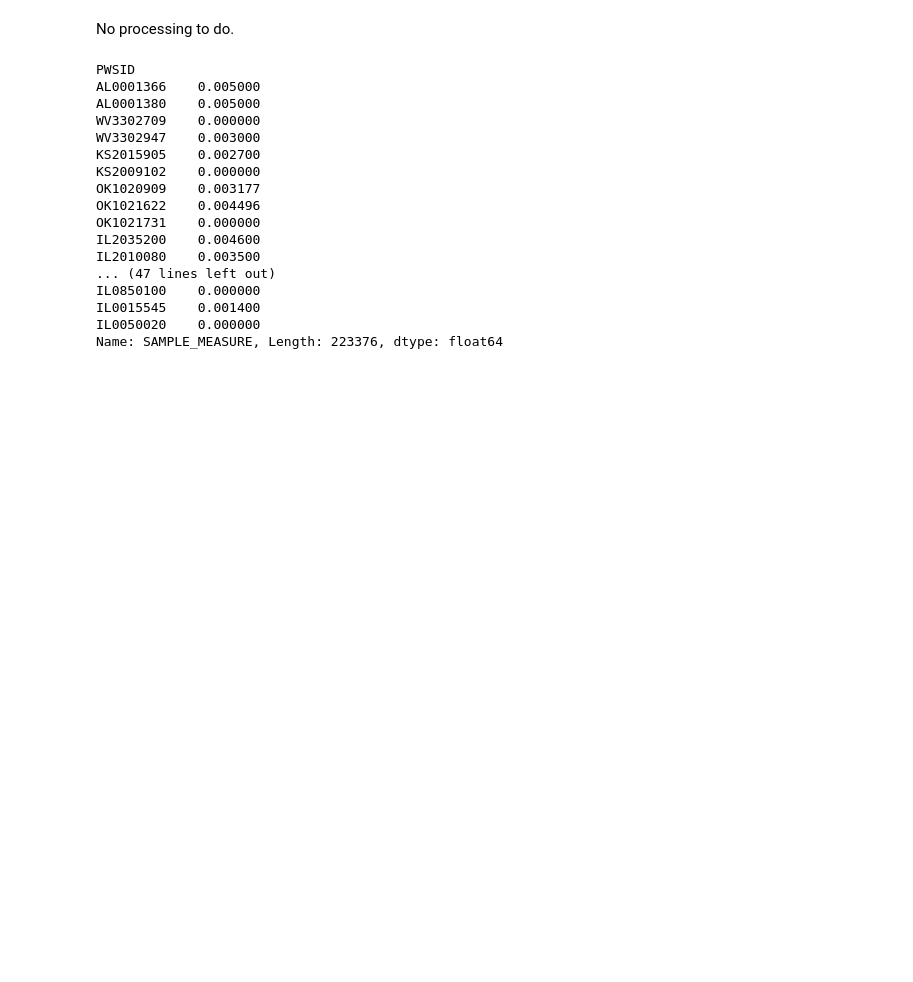
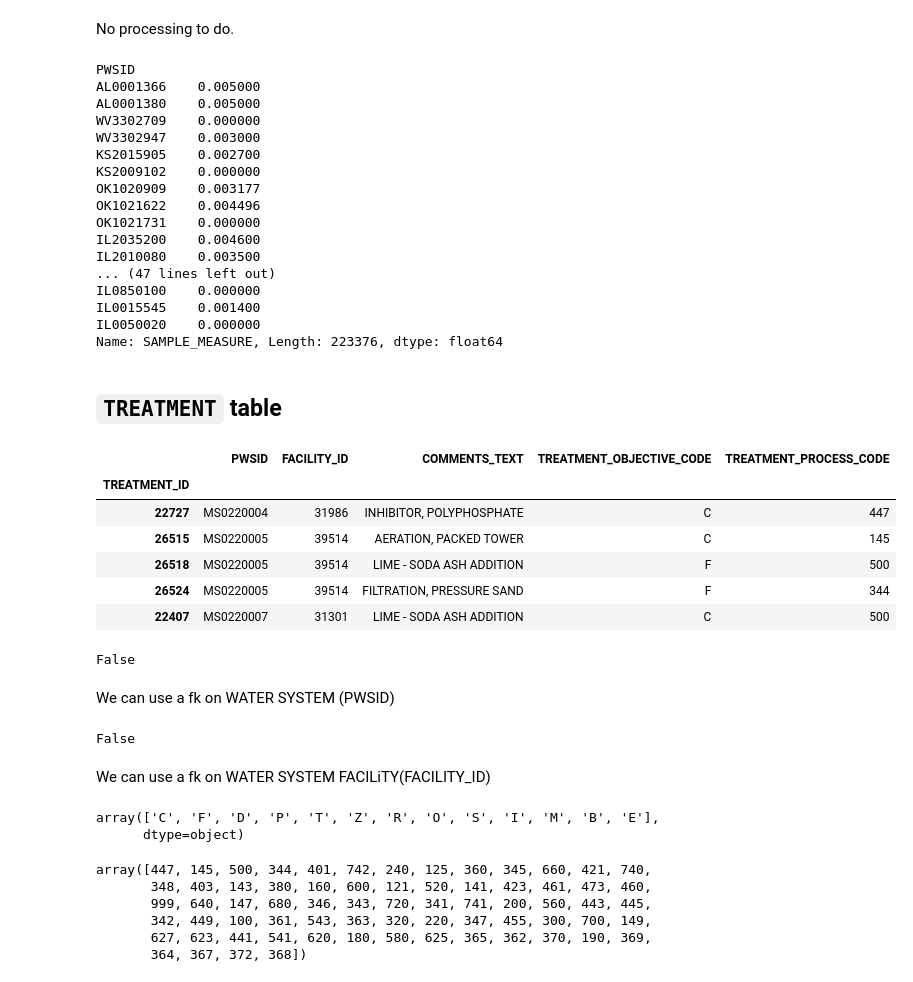
Before and after one commit to codeforboston/safe-water, a Jupyter notebook: csv_pre_processing_for_DB_integration.ipynb, the cells around one changed output. Drawn from its saved outputs; the diff is of its cells as text; code cells hidden in the pictures; blank space fills up the shorter version.

```diff
--- a/csv_pre_processing_for_DB_integration.ipynb
+++ b/csv_pre_processing_for_DB_integration.ipynb
@@ -782,3 +792,5 @@ IL0850100    0.000000
 IL0015545    0.001400
 IL0050020    0.000000
 Name: SAMPLE_MEASURE, Length: 223376, dtype: float64
+# %% [markdown]
+## `TREATMENT` table
@@ -784,0 +805,36 @@ Name: SAMPLE_MEASURE, Length: 223376, dtype: float64
+# %%
+treat.head()
+# %% [output]
+|  | PWSID | FACILITY_ID | COMMENTS_TEXT | TREATMENT_OBJECTIVE_CODE | TREATMENT_PROCESS_CODE |
+| TREATMENT_ID |  |  |  |  |  |
+| 22727 | MS0220004 | 31986 | INHIBITOR, POLYPHOSPHATE | C | 447 |
+| 26515 | MS0220005 | 39514 | AERATION, PACKED TOWER | C | 145 |
+| 26518 | MS0220005 | 39514 | LIME - SODA ASH ADDITION | F | 500 |
+| 26524 | MS0220005 | 39514 | FILTRATION, PRESSURE SAND | F | 344 |
+| 22407 | MS0220007 | 31301 | LIME - SODA ASH ADDITION | C | 500 |
+# %%
+treat.PWSID.isnull().values.any()
+# %% [output]
+False
+# %% [markdown]
+We can use a fk on WATER SYSTEM (PWSID)
+# %%
+treat.FACILITY_ID.isnull().values.any()
+# %% [output]
+False
+# %% [markdown]
+We can use a fk on WATER SYSTEM FACILiTY(FACILITY_ID)
+# %%
+treat.TREATMENT_OBJECTIVE_CODE.unique()
+# %% [output]
+array(['C', 'F', 'D', 'P', 'T', 'Z', 'R', 'O', 'S', 'I', 'M', 'B', 'E'],
+      dtype=object)
+# %%
+treat.TREATMENT_PROCESS_CODE.unique()
+# %% [output]
+array([447, 145, 500, 344, 401, 742, 240, 125, 360, 345, 660, 421, 740,
+       348, 403, 143, 380, 160, 600, 121, 520, 141, 423, 461, 473, 460,
+       999, 640, 147, 680, 346, 343, 720, 341, 741, 200, 560, 443, 445,
+       342, 449, 100, 361, 543, 363, 320, 220, 347, 455, 300, 700, 149,
+       627, 623, 441, 541, 620, 180, 580, 625, 365, 362, 370, 190, 369,
+       364, 367, 372, 368])
```
Also changed, not shown: parts of 11 cells of this notebook, 1 other file.
